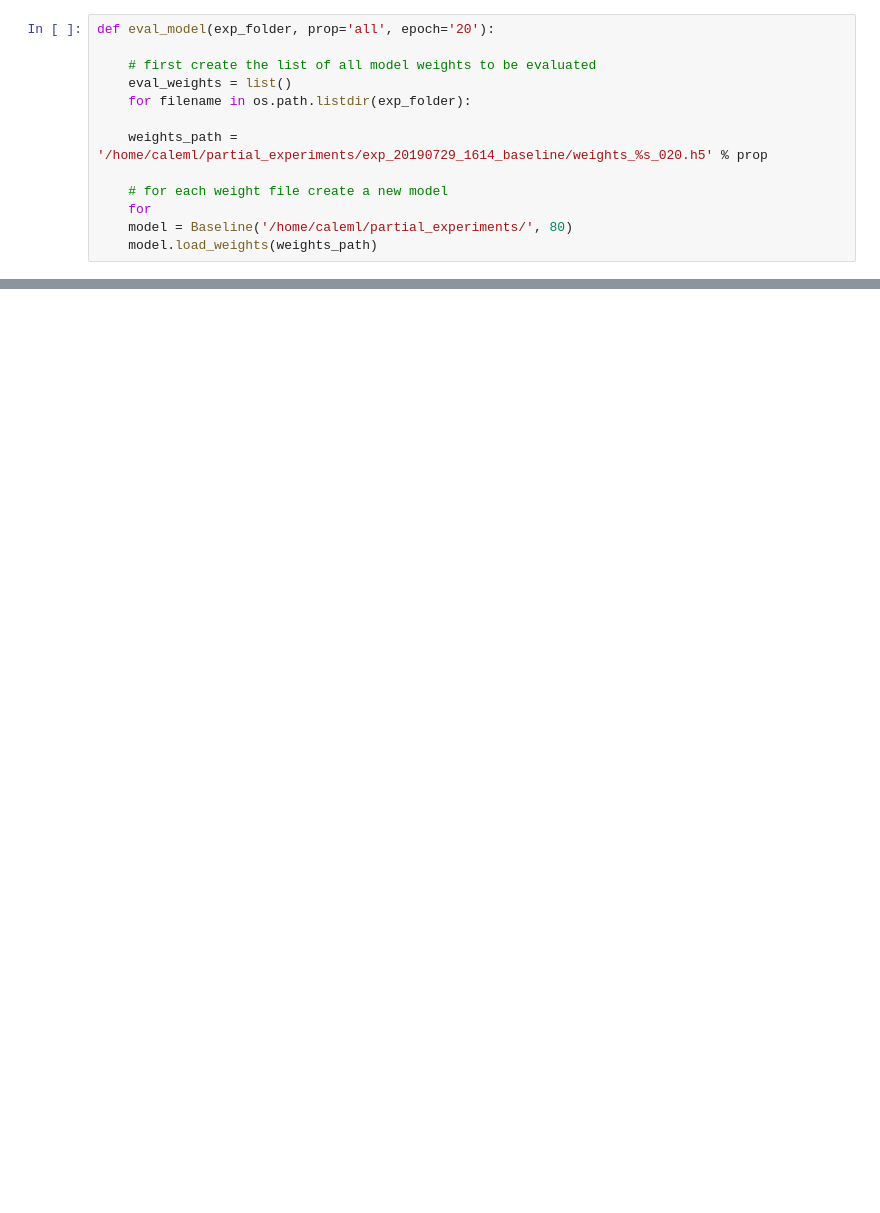
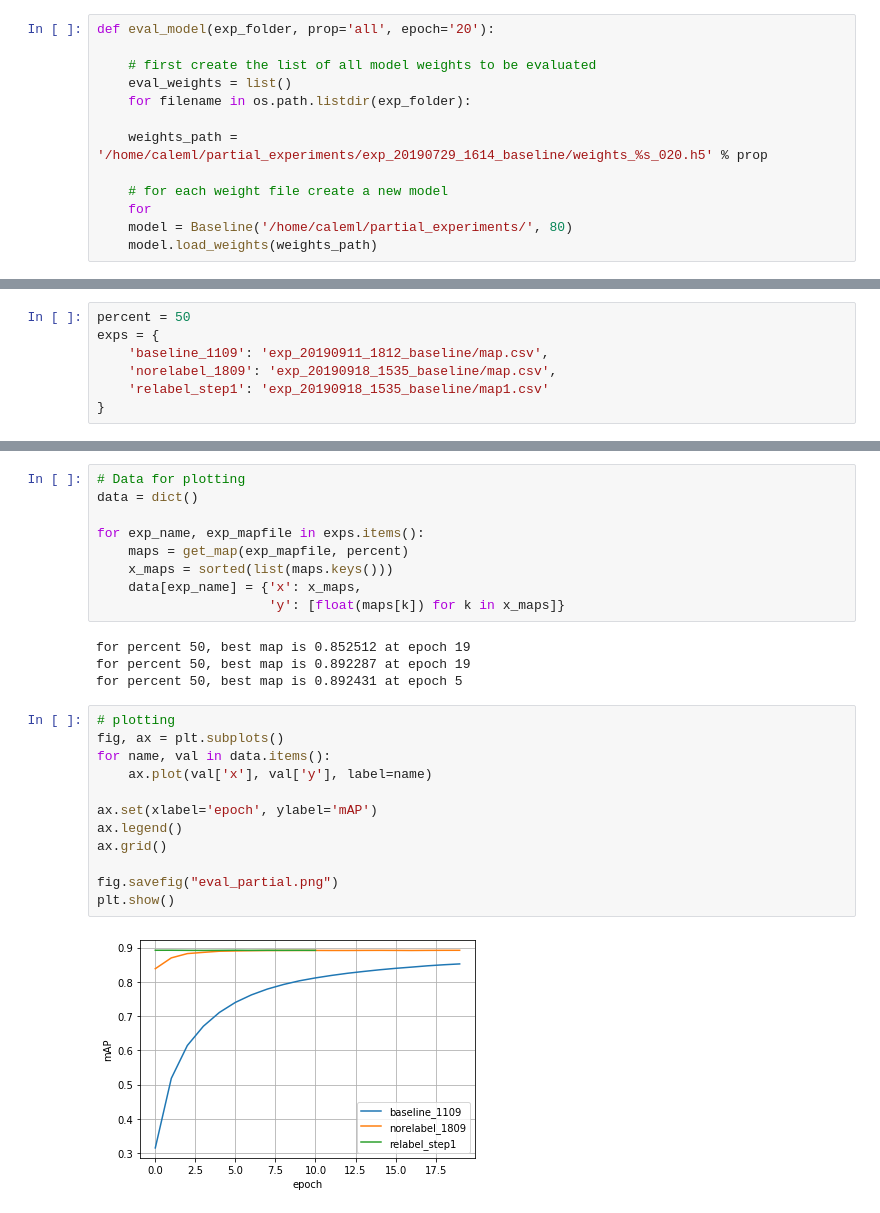
Before and after one commit to lcalem/partial-labels, a Jupyter notebook: experiments/notebooks/eval.ipynb, the cells around one changed output, grey strips where cells are left out. Saved outputs shown, nothing was run; the diff lists cells and outputs as text; blank space fills up the shorter version.

```diff
--- a/experiments/notebooks/eval.ipynb
+++ b/experiments/notebooks/eval.ipynb
@@ -561,0 +629,7 @@ def eval_model(exp_folder, prop='all', epoch='20'):
+# %%
+percent = 50
+exps = {
+    'baseline_1109': 'exp_20190911_1812_baseline/map.csv',
+    'norelabel_1809': 'exp_20190918_1535_baseline/map.csv',
+    'relabel_step1': 'exp_20190918_1535_baseline/map1.csv'
+}
@@ -561,0 +665,27 @@ def eval_model(exp_folder, prop='all', epoch='20'):
+# %%
+# Data for plotting
+data = dict()
+
+for exp_name, exp_mapfile in exps.items():
+    maps = get_map(exp_mapfile, percent)
+    x_maps = sorted(list(maps.keys()))
+    data[exp_name] = {'x': x_maps,
+                      'y': [float(maps[k]) for k in x_maps]}
+# %% [output]
+for percent 50, best map is 0.852512 at epoch 19
+for percent 50, best map is 0.892287 at epoch 19
+for percent 50, best map is 0.892431 at epoch 5
+# %%
+# plotting
+fig, ax = plt.subplots()
+for name, val in data.items():
+    ax.plot(val['x'], val['y'], label=name)
+
+ax.set(xlabel='epoch', ylabel='mAP')
+ax.legend()
+ax.grid()
+
+fig.savefig("eval_partial.png")
+plt.show()
+# %% [output]
+[figure, added]
```
Also changed, not shown: parts of 13 cells of this notebook, 9 other files.
